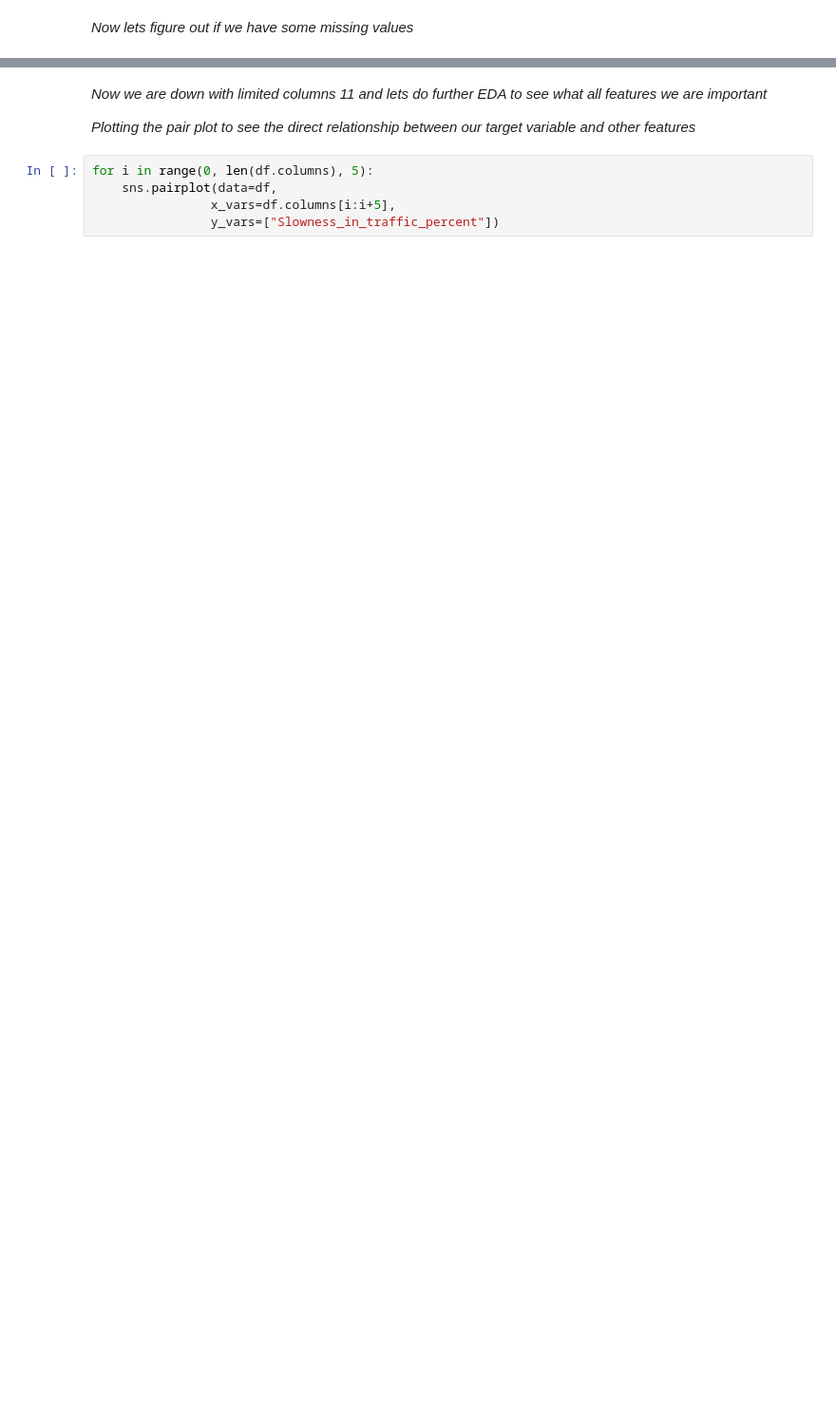
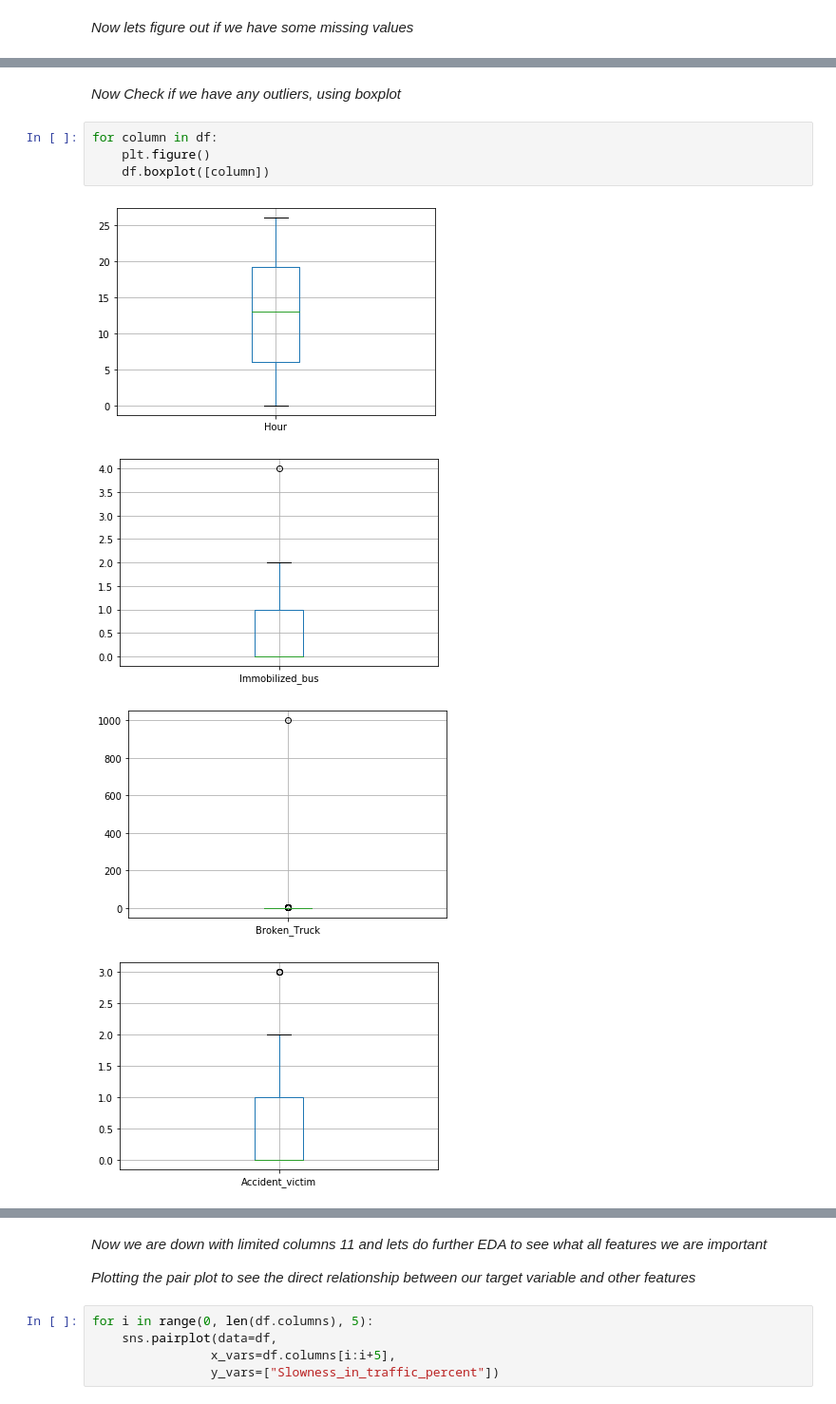
Before and after one commit to KumarAbhinav2/BITS_SEM2, a Jupyter notebook: IDS/IDS_Problem1_Traffic_v1.ipynb, the cells around one changed output, grey strips where cells are left out. Shown at 95% size. Saved outputs shown, nothing was run; the diff lists cells and outputs as text; blank space fills up the shorter version.

```diff
--- a/IDS/IDS_Problem1_Traffic_v1.ipynb
+++ b/IDS/IDS_Problem1_Traffic_v1.ipynb
@@ -181,0 +262,11 @@ missing_data
+# %% [markdown]
+*Now Check if we have any outliers, using boxplot*
+# %%
+for column in df:
+    plt.figure()
+    df.boxplot([column])
+# %% [output]
+[figure, added]
+[figure, added]
+[figure, added]
+[figure, added]
```
Also changed, not shown: parts of 71 cells of this notebook.
